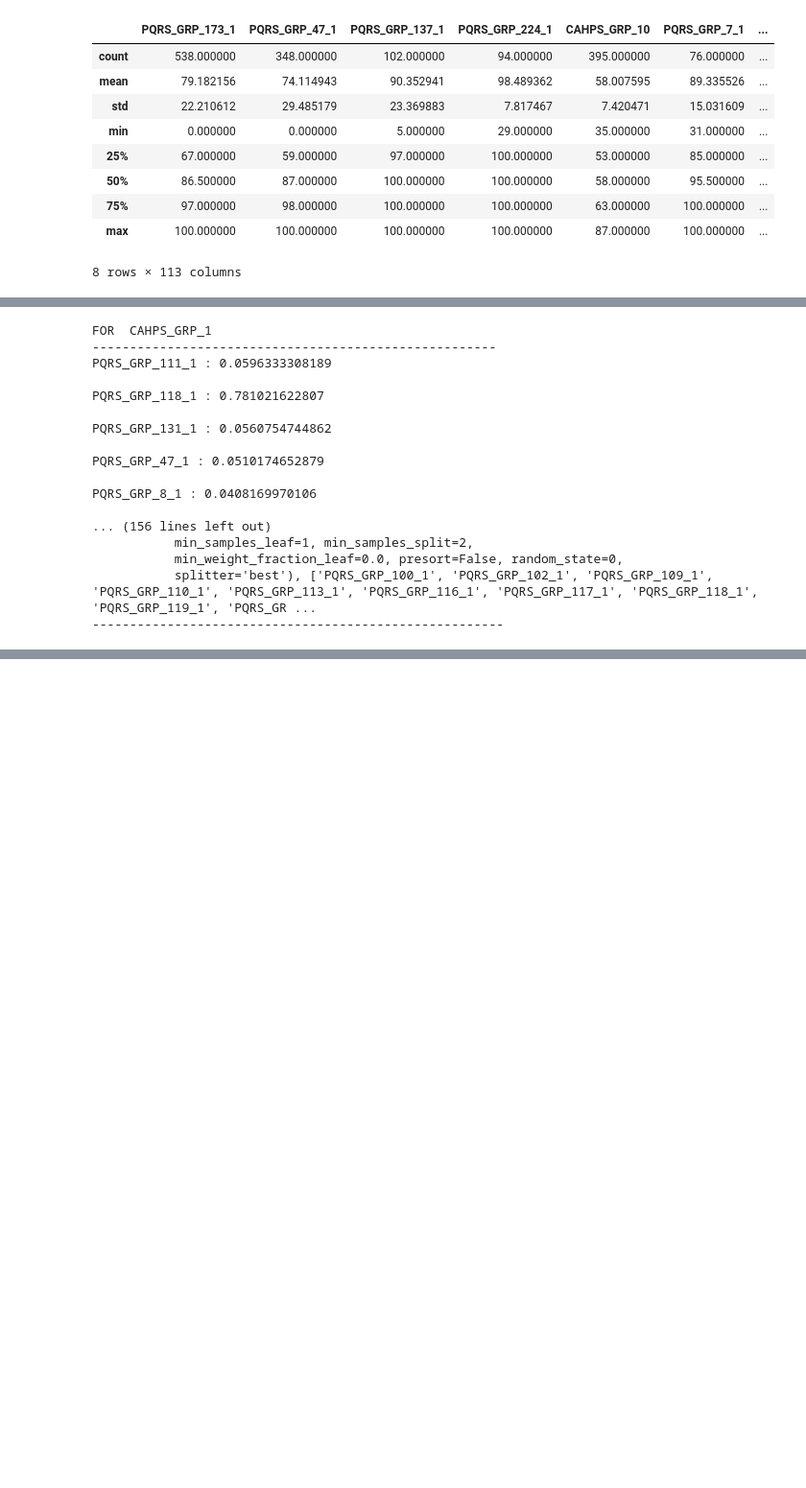
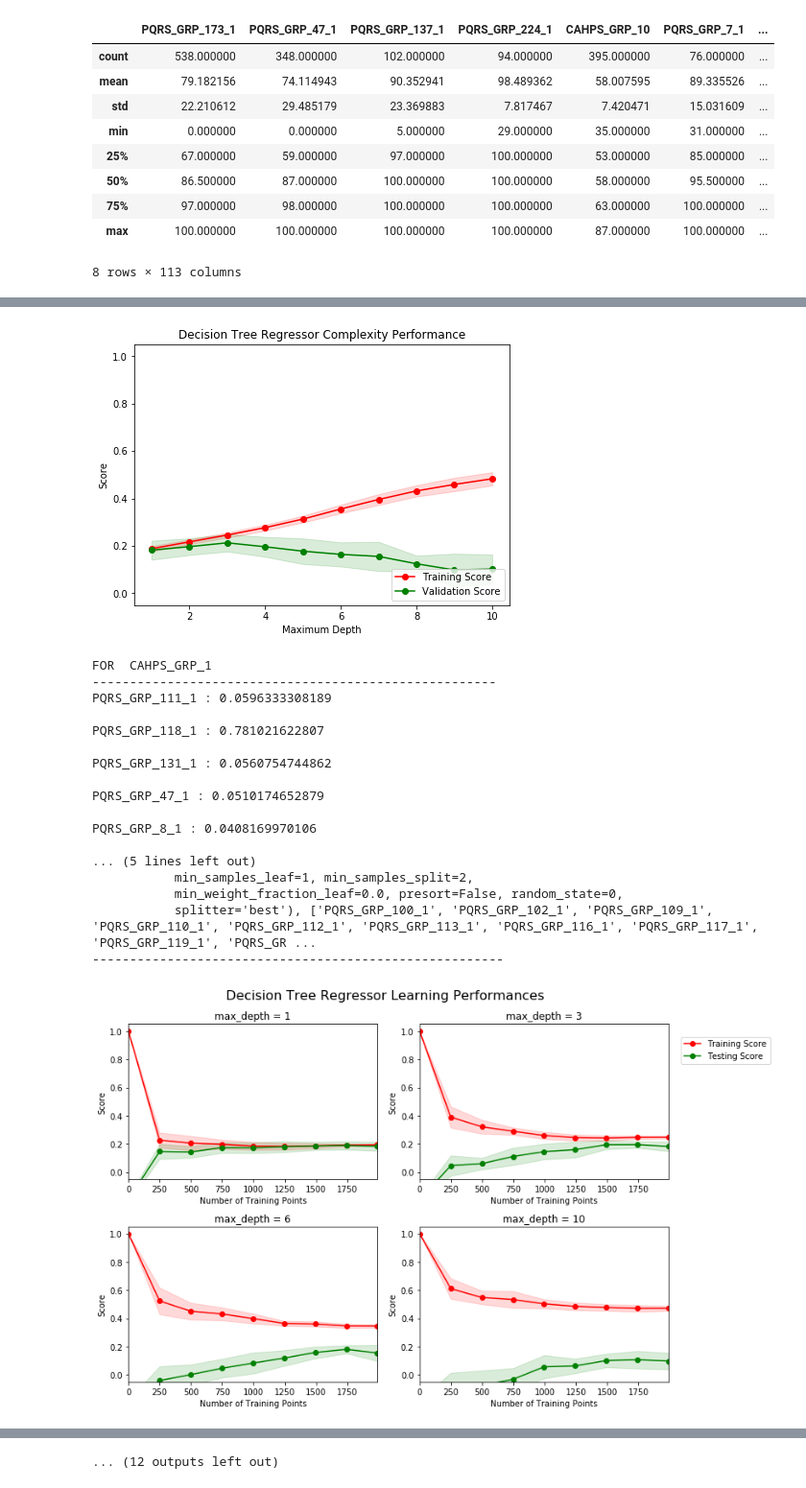
Before and after one commit to N00bsie/Datathon2018, a Jupyter notebook: Datathon2018_2.ipynb, the cells around one changed output, grey strips where cells are left out. Shown: that part at 96% size. Drawn from its saved outputs; the diff is of its cells as text; code cells hidden in the pictures; blank space fills up the shorter version.

```diff
--- a/Datathon2018_2.ipynb
+++ b/Datathon2018_2.ipynb
@@ -151,6 +158,8 @@ from sklearn.tree import DecisionTreeRegressor
 from sklearn.model_selection import GridSearchCV
 from sklearn.metrics import make_scorer
 from sklearn.model_selection import ShuffleSplit
+
+import visuals as vs
 
 def fit_model(X, y):
     """ Performs grid search over the 'max_depth' parameter for a
@@ -304,33 +313,36 @@ def call_DT_Regressor(df):
  'PQRS_GRP_93_1',
  'PQRS_GRP_122_1',
  'PQRS_GRP_238_1',
  'PQRS_GRP_391_1',
  'PQRS_GRP_46_1',
  'PQRS_GRP_53_1',
  'PQRS_GRP_7_1']
 
     X = df[X_List]
     X.head()
     X = X.fillna(0)
     for yname in Y_List:
         y = df[yname]
         y = y.to_frame()
         y = y.fillna(0)
         X_train, X_test, y_train, y_test = train_test_split(X, y, test_size=0.20, random_state=42)
         reg = fit_model(X_train, y_train)
+        vs.ModelComplexity(X_train, y_train)
+        vs.ModelLearning(X, y)
         ytesthat = reg.predict(X_test)
         r2 = metrics.r2_score(y_test, ytesthat)
         mse = metrics.mean_squared_error(y_test, ytesthat)
         xcols = X_train.columns
         print("FOR  " + yname)
         print("------------------------------------------------------")
         get_important_features(reg.feature_importances_,X_List)
         print("---------------------------------------------------------")
         print(most_important_1(reg, xcols, X_test, y_test))
         print("-------------------------------------------------------")
 
 call_DT_Regressor(df)
 # %% [output]
+[figure, added]
 FOR  CAHPS_GRP_1
 ------------------------------------------------------
 PQRS_GRP_111_1 : 0.0596333308189
@@ -343,8 +355,9 @@ PQRS_GRP_47_1 : 0.0510174652879
 
 PQRS_GRP_8_1 : 0.0408169970106
 
-... (156 lines left out)
+... (5 lines left out)
            min_samples_leaf=1, min_samples_split=2,
            min_weight_fraction_leaf=0.0, presort=False, random_state=0,
-           splitter='best'), ['PQRS_GRP_100_1', 'PQRS_GRP_102_1', 'PQRS_GRP_109_1', 'PQRS_GRP_110_1', 'PQRS_GRP_113_1', 'PQRS_GRP_116_1', 'PQRS_GRP_117_1', 'PQRS_GRP_118_1', 'PQRS_GRP_119_1', 'PQRS_GR ...
+           splitter='best'), ['PQRS_GRP_100_1', 'PQRS_GRP_102_1', 'PQRS_GRP_109_1', 'PQRS_GRP_110_1', 'PQRS_GRP_112_1', 'PQRS_GRP_113_1', 'PQRS_GRP_116_1', 'PQRS_GRP_117_1', 'PQRS_GRP_119_1', 'PQRS_GR ...
 -------------------------------------------------------
+[figure, added]
@@ -350,0 +417 @@ PQRS_GRP_8_1 : 0.0408169970106
+... (12 outputs left out)
```
Also changed, not shown: parts of 3 cells of this notebook, 1 other file.
